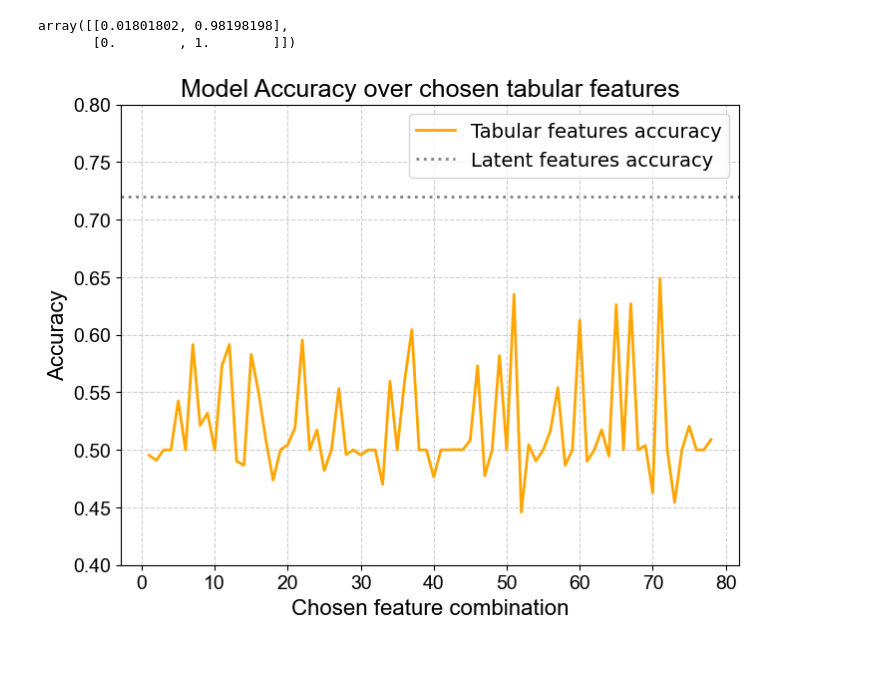
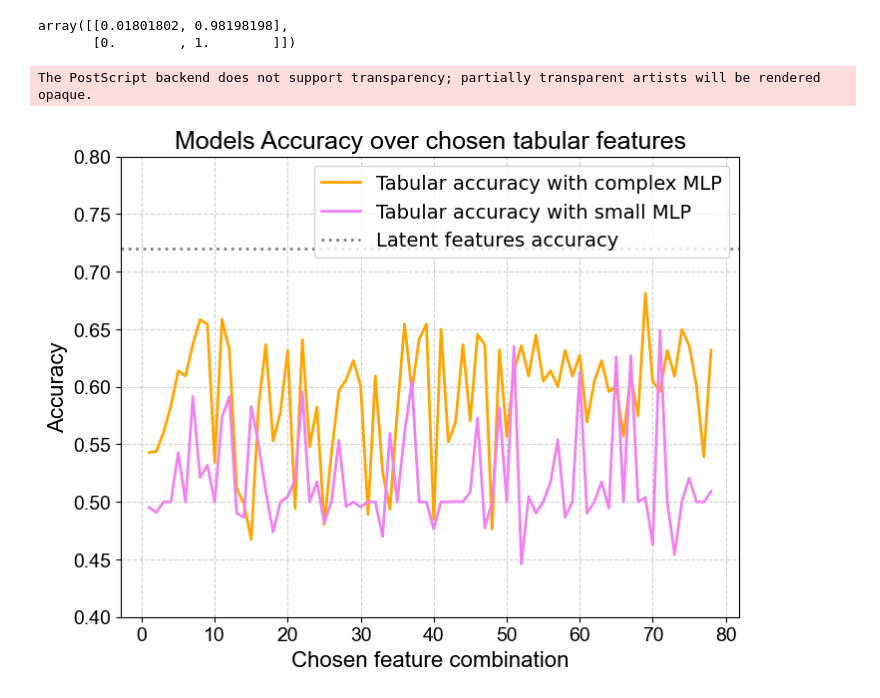
Before and after one commit to ComputationalMicroscopy4CellBio/AI4CellFate, a Jupyter notebook: notebooks/tabular_bias_study.ipynb, the cells around one changed output. Saved outputs shown, nothing was run; the diff lists cells and outputs as text; code cells hidden in the pictures; blank space fills up the shorter version.

```diff
--- a/notebooks/tabular_bias_study.ipynb
+++ b/notebooks/tabular_bias_study.ipynb
@@ -115,6 +115,8 @@ Run 77/78 — Using features: (10, 12)
 Run 78/78 — Using features: (11, 12)
 # %%
 #np.save("conf_matrices_all_possible_feat_comb.npy", conf_matrix_tabular)
+# %%
+conf_matrix_tabular = np.load("conf_matrices_all_possible_feat_comb.npy")
 # %%
 precision_tabular = np.zeros((conf_matrix_tabular.shape[0]))
 accuracy_tabular = np.zeros((conf_matrix_tabular.shape[0]))
@@ -339,16 +302,18 @@ conf_matrix_tabular.shape
 (78, 2, 2)
 # %%
 np.save("confusion_matrices_small_model_all_features.npy", conf_matrix_tabular)
+# %%
+conf_matrix_tabular = np.load("confusion_matrices_small_model_all_features.npy")
 # %%
 precision_tabular = np.zeros((conf_matrix_tabular.shape[0]))
-accuracy_tabular = np.zeros((conf_matrix_tabular.shape[0]))
+accuracy_tabular_smallmp = np.zeros((conf_matrix_tabular.shape[0]))
 false_positives_tabular = np.zeros((conf_matrix_tabular.shape[0]))
 false_negatives_tabular = np.zeros((conf_matrix_tabular.shape[0]))
 
 for size in range(conf_matrix_tabular.shape[0]):
     conf_matrix = conf_matrix_tabular[size]
     precision_tabular[size] = conf_matrix[0,0] / (conf_matrix[0,0] + conf_matrix[1,0] + 0.00001)
-    accuracy_tabular[size] = (conf_matrix[0,0] + conf_matrix[1,1]) / np.sum(conf_matrix)
+    accuracy_tabular_smallmp[size] = (conf_matrix[0,0] + conf_matrix[1,1]) / np.sum(conf_matrix)
     false_positives_tabular[size] = conf_matrix[1,0] #/ np.sum(conf_matrix[1,:])
     false_negatives_tabular[size] = conf_matrix[0,1] #/ np.sum(conf_matrix[0,:])
 # %%
@@ -361,35 +326,36 @@ feature_pairs = np.arange(1, 79)
 
 # Plot
 plt.figure(figsize=(8, 6))
 
 # Precision (orange)
-#plt.plot(feature_pairs, precision_tabular, color='orange', linewidth=2, label='Precision')
+plt.plot(feature_pairs, accuracy_tabular, color='orange', linewidth=2, label='Tabular accuracy with complex MLP')
 
 # Accuracy (purple)
-plt.plot(feature_pairs, accuracy_tabular, color='orange', linewidth=2, label='Tabular features accuracy')
+plt.plot(feature_pairs, accuracy_tabular_smallmp, color='violet', linewidth=2, label='Tabular accuracy with small MLP')
 
 # Add horizontal dotted line for AICellFate model precision
 #plt.axhline(y=0.745, color='orange', linestyle='dotted', linewidth=2, label='AICellFate model precision')
 plt.axhline(y=0.72, color='gray', linestyle='dotted', linewidth=2, label='Latent features accuracy') ### this is the mean precision value from AICellFate on the first frame
 
 # # False Positives (green)
 # plt.plot(feature_pairs, false_positives_tabular, color='green', linewidth=2, label='False Positives')
 
 # # False Negatives (blue)
 # plt.plot(feature_pairs, false_negatives_tabular, color='blue', linewidth=2, label='False Negatives')
 
 # Formatting
 plt.xlabel("Chosen feature combination", fontsize=16, fontname="Arial")
 plt.ylabel("Accuracy", fontsize=16, fontname="Arial")
 plt.title("Metrics", fontsize=18, fontname="Arial")
 plt.xticks(fontsize=14, fontname="Arial")
 plt.yticks(fontsize=14, fontname="Arial")
 plt.ylim(0.4, 0.8)  # Set y-axis range
-plt.title("Model Accuracy over chosen tabular features", fontsize=18)
+plt.title("Models Accuracy over chosen tabular features", fontsize=18)
 plt.grid(True, linestyle="--", alpha=0.6)
 plt.legend(fontsize=14)
 # Save the figure with high quality
-#plt.savefig("accuracy_all_tab_feat_combination.eps", dpi=300, bbox_inches="tight")
+#plt.savefig("multi_model_accuracy_tabular.eps", dpi=300, bbox_inches="tight")
 plt.show()
 # %% [output]
+The PostScript backend does not support transparency; partially transparent artists will be rendered opaque.
-[figure, old version]
+[figure, new version]
```
Also changed, not shown: parts of 4 cells of this notebook.
